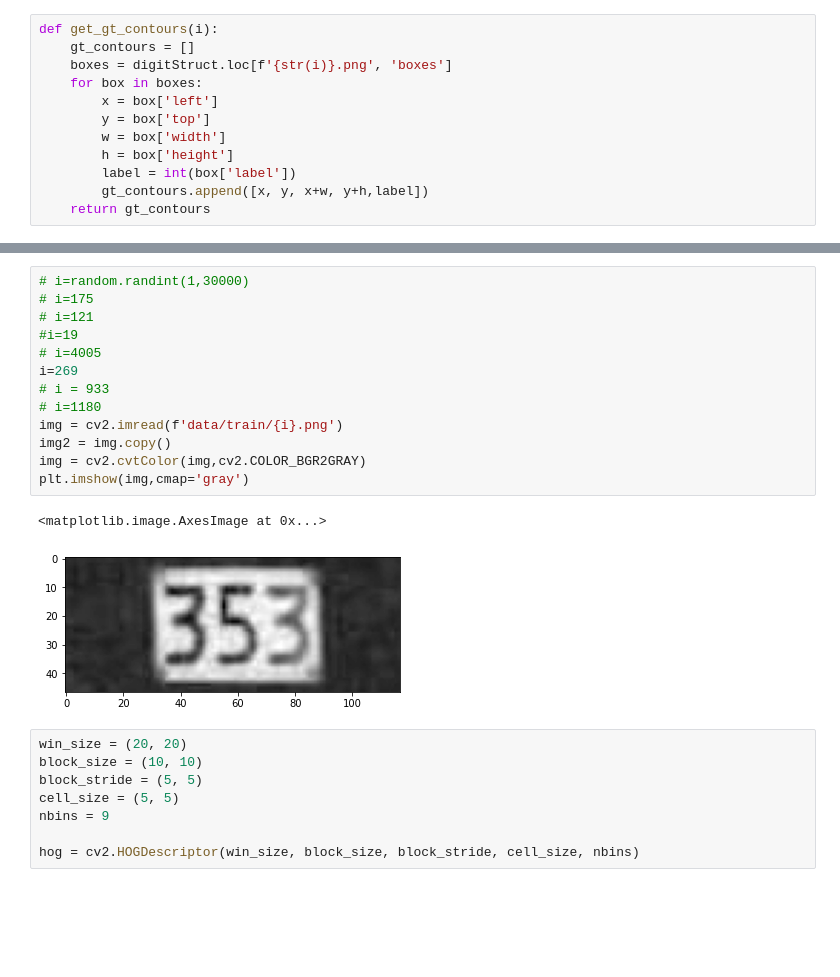
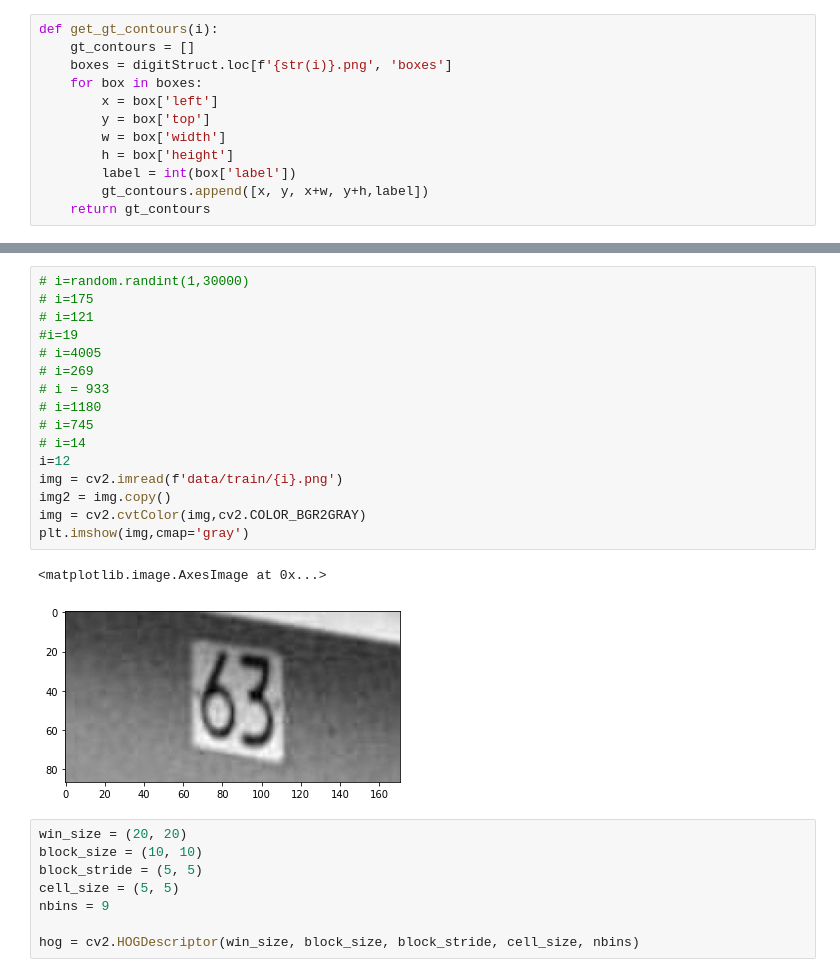
Before and after one commit to OmarElbanna/Street_View_House_Numbers_SVHN_Recognition, a Jupyter notebook: Testing Notebooks/hog.ipynb, the cells around one changed output, grey strips where cells are left out. Cells and saved outputs as stored; diff of their text form; blank space fills up the shorter version.

```diff
--- a/Testing Notebooks/hog.ipynb
+++ b/Testing Notebooks/hog.ipynb
@@ -19,19 +35,22 @@ def get_gt_contours(i):
 # %%
 # i=random.randint(1,30000)
 # i=175
 # i=121
 #i=19
 # i=4005
-i=269
+# i=269
 # i = 933
 # i=1180
+# i=745
+# i=14
+i=12
 img = cv2.imread(f'data/train/{i}.png')
 img2 = img.copy()
 img = cv2.cvtColor(img,cv2.COLOR_BGR2GRAY)
 plt.imshow(img,cmap='gray')
 # %% [output]
 <matplotlib.image.AxesImage at 0x...>
-[figure, old version]
+[figure, new version]
 # %%
 win_size = (20, 20)
 block_size = (10, 10)
```
Also changed, not shown: parts of 8 cells of this notebook.
